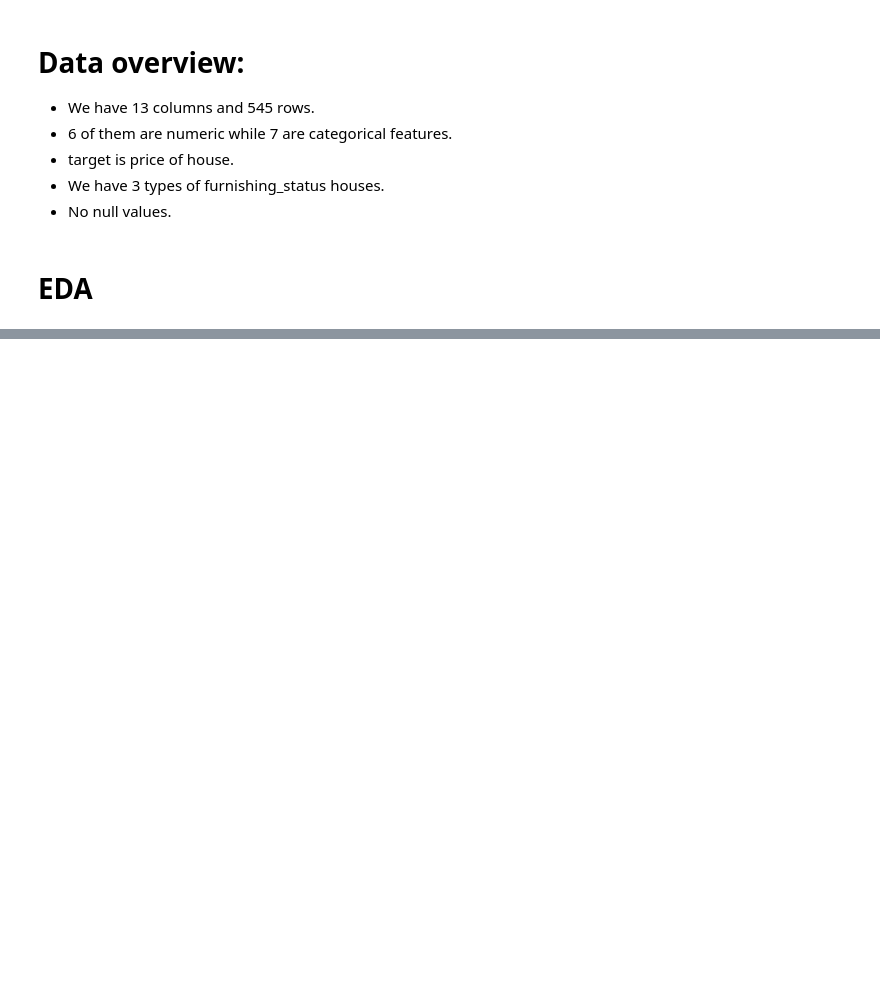
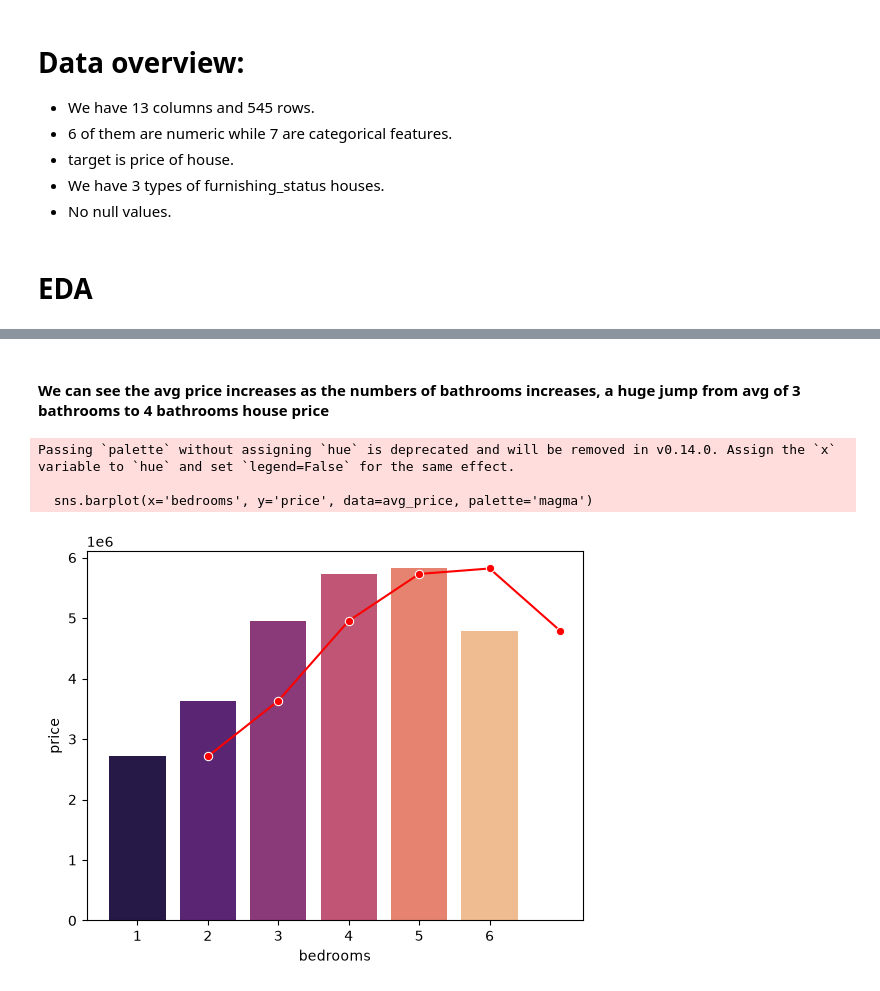
Before and after one commit to Keshavv-Sahu/D_projects, a Jupyter notebook: Housing/main.ipynb, the cells around one changed output, grey strips where cells are left out. Cells and saved outputs as stored; diff of their text form; code cells hidden in the pictures; blank space fills up the shorter version.

```diff
--- a/Housing/main.ipynb
+++ b/Housing/main.ipynb
@@ -46,0 +87,12 @@ dtype: int64
+# %% [markdown]
+#### We can see the avg price increases as the numbers of bathrooms increases, a huge jump from avg of 3 bathrooms to 4 bathrooms house price
+# %%
+avg_price = df.groupby('bedrooms')['price'].mean().reset_index()
+sns.barplot(x='bedrooms', y='price', data=avg_price, palette='magma')
+sns.lineplot(x='bedrooms', y='price', data=avg_price, color='red', marker='o')
+plt.show()
+# %% [output]
+Passing `palette` without assigning `hue` is deprecated and will be removed in v0.14.0. Assign the `x` variable to `hue` and set `legend=False` for the same effect.
+
+  sns.barplot(x='bedrooms', y='price', data=avg_price, palette='magma')
+[figure, added]
```
Also changed, not shown: parts of 6 cells of this notebook.
